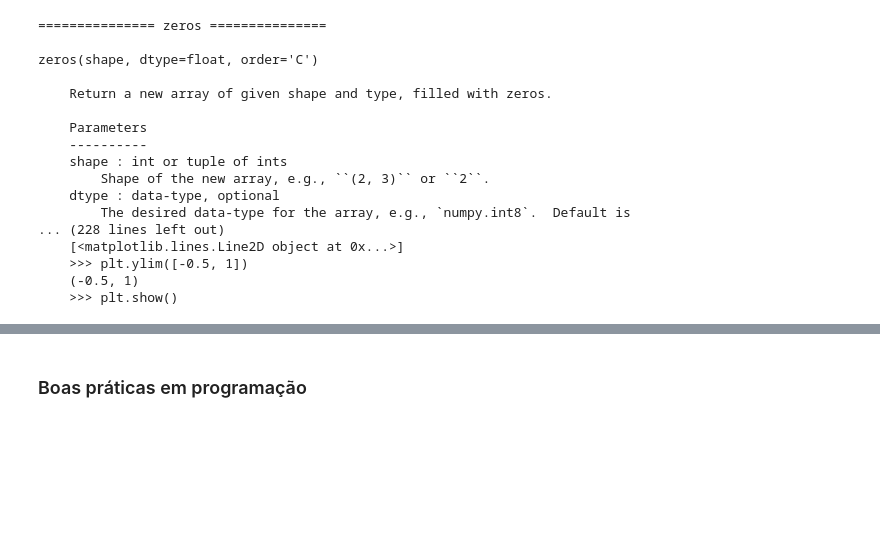
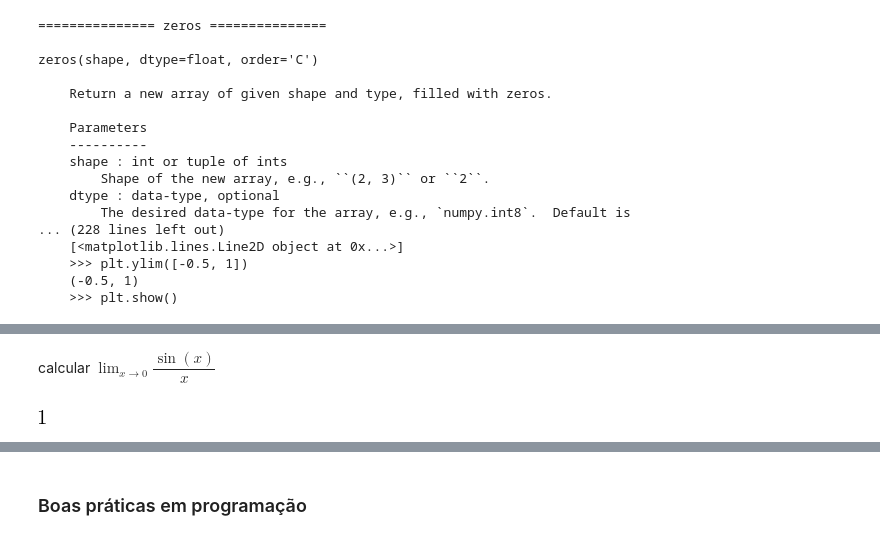
Before and after one commit to fschuch/JAEP-2019.py, a Jupyter notebook: Oficina.ipynb, the cells around one changed output, grey strips where cells are left out. Drawn from its saved outputs; the diff is of its cells as text; code cells hidden in the pictures; blank space fills up the shorter version.

```diff
--- a/Oficina.ipynb
+++ b/Oficina.ipynb
@@ -228,0 +331,6 @@ zeros(shape, dtype=float, order='C')
+# %% [markdown]
+calcular $\lim_{x \to 0} \dfrac{\sin(x)}{x}$
+# %%
+sm.limit(sm.sin(x)/x, x, 0)
+# %% [output]
+[figure, added]
```
Also changed, not shown: parts of 106 cells of this notebook, 2 other files.
